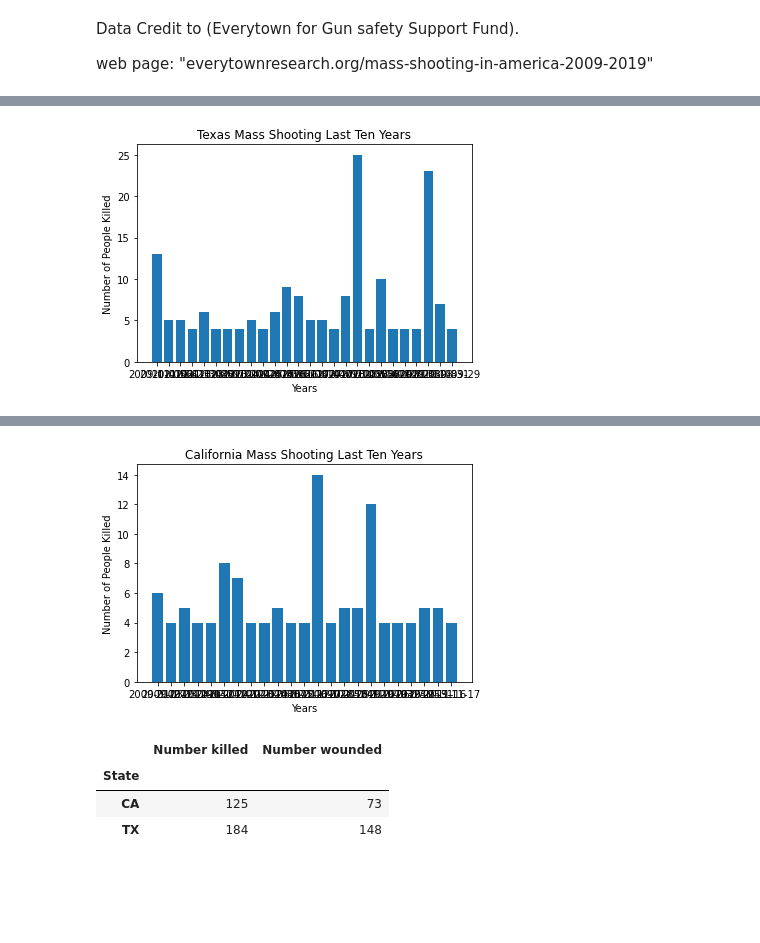
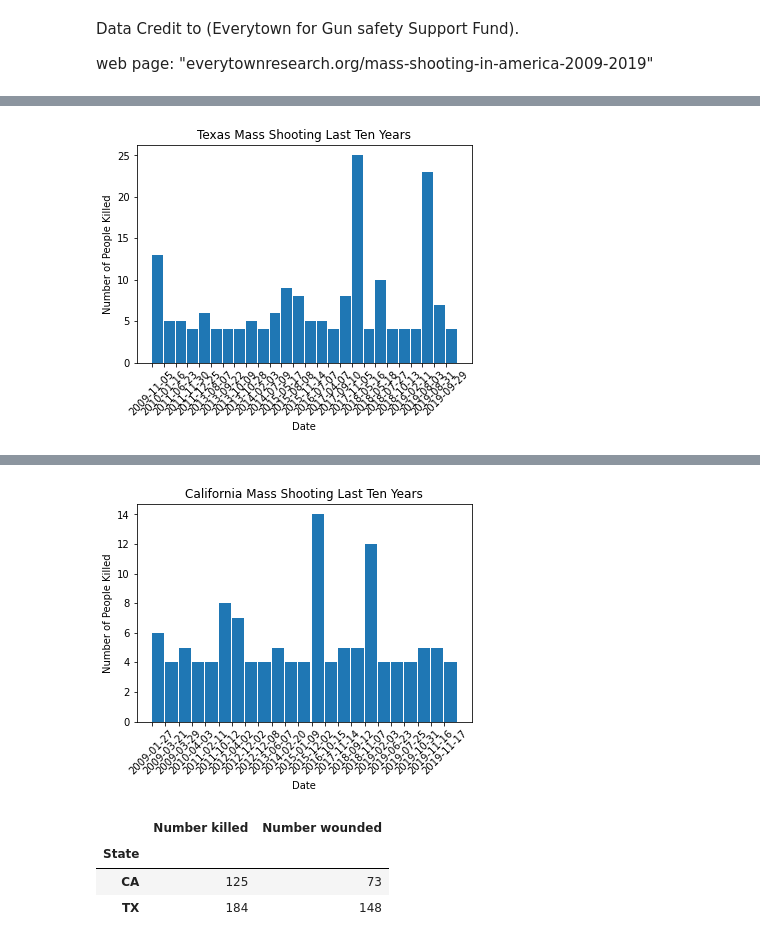
Before and after one commit to gotar1/Gun-Laws-Analysis, a Jupyter notebook: notebooks/mass_shooting.ipynb, the cells around one changed output, grey strips where cells are left out. Cells and saved outputs as stored; diff of their text form; code cells hidden in the pictures; blank space fills up the shorter version.

Commit message:
Fix ReadMe and Repo Organize

```diff
--- a/notebooks/mass_shooting.ipynb
+++ b/notebooks/mass_shooting.ipynb
@@ -14,7 +16,8 @@ import requests
 import gmaps
 import time
 # %%
-file_path = 'Resources/us_mass_shootings.csv'
+# upload mass shooting csv file and read into pandas dataframe
+file_path = '../Resources/us_mass_shootings.csv'
 us_mass_shooting = pd.read_csv(file_path, skiprows=7)
 us_mass_shooting.head()
 # %% [output]
@@ -70,14 +76,16 @@ tx_df.tail()
 | 211 | 2019-08-31 | Odessa, Midland | TX | 31.9246 | -102.2850 | 7 | 22 | Under review | ... |
 | 214 | 2019-09-29 | Beaumont | TX | 30.0473 | -94.0855 | 4 | 0 | Under review | ... |
 # %%
+# bar plot for Texas mass shooting last ten years
 x_axis = tx_df['Date']
 y_axis = tx_df['Number killed']
-plt.bar(x_axis, y_axis)
-plt.xlabel('Years')
+plt.bar(x_axis, y_axis, align='edge', width=0.92)
+plt.xlabel('Date')
+plt.xticks(rotation=45)
 plt.ylabel('Number of People Killed')
 plt.title('Texas Mass Shooting Last Ten Years')
-plt.savefig("output_data/tex_mass_shooting.png")
+plt.savefig("../images/Texas/tex_mass_shooting.png")
 plt.show()
 # %% [output]
-[figure, old version]
+[figure, new version]
 # %%
@@ -91,14 +100,16 @@ ca_df.head()
 | 26 | 2010-04-03 | Los Angeles | CA | 34.157867 | -118.389430 | 4 | 2 | No | ... |
 | 39 | 2011-02-11 | Willowbrook | CA | 33.914300 | -118.230700 | 4 | 0 | Under review | ... |
 # %%
+# # bar plot for California mass shooting last ten years
 x_axis = ca_df['Date']
 y_axis = ca_df['Number killed']
-plt.bar(x_axis, y_axis)
-plt.xlabel('Years')
+plt.bar(x_axis, y_axis, align='edge', width=0.92)
+plt.xlabel('Date')
+plt.xticks(rotation=45)
 plt.ylabel('Number of People Killed')
 plt.title('California Mass Shooting Last Ten Years')
-plt.savefig("output_data/cal_mass_shooting.png")
+plt.savefig("../images/California/cal_mass_shooting.png")
 plt.show()
 # %% [output]
-[figure, old version]
+[figure, new version]
 # %%
```
Also changed, not shown: parts of 7 cells of this notebook, 44 other files.
